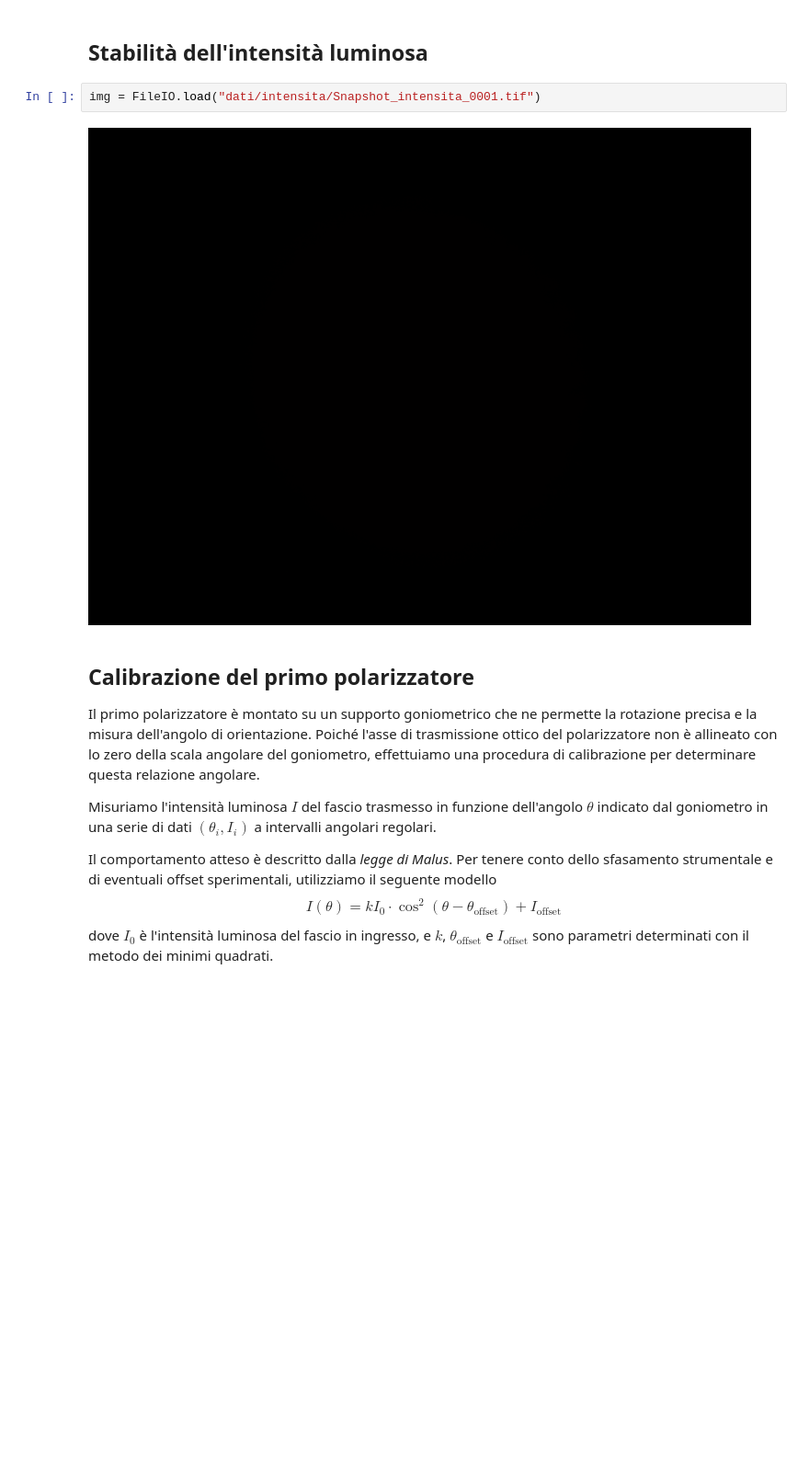
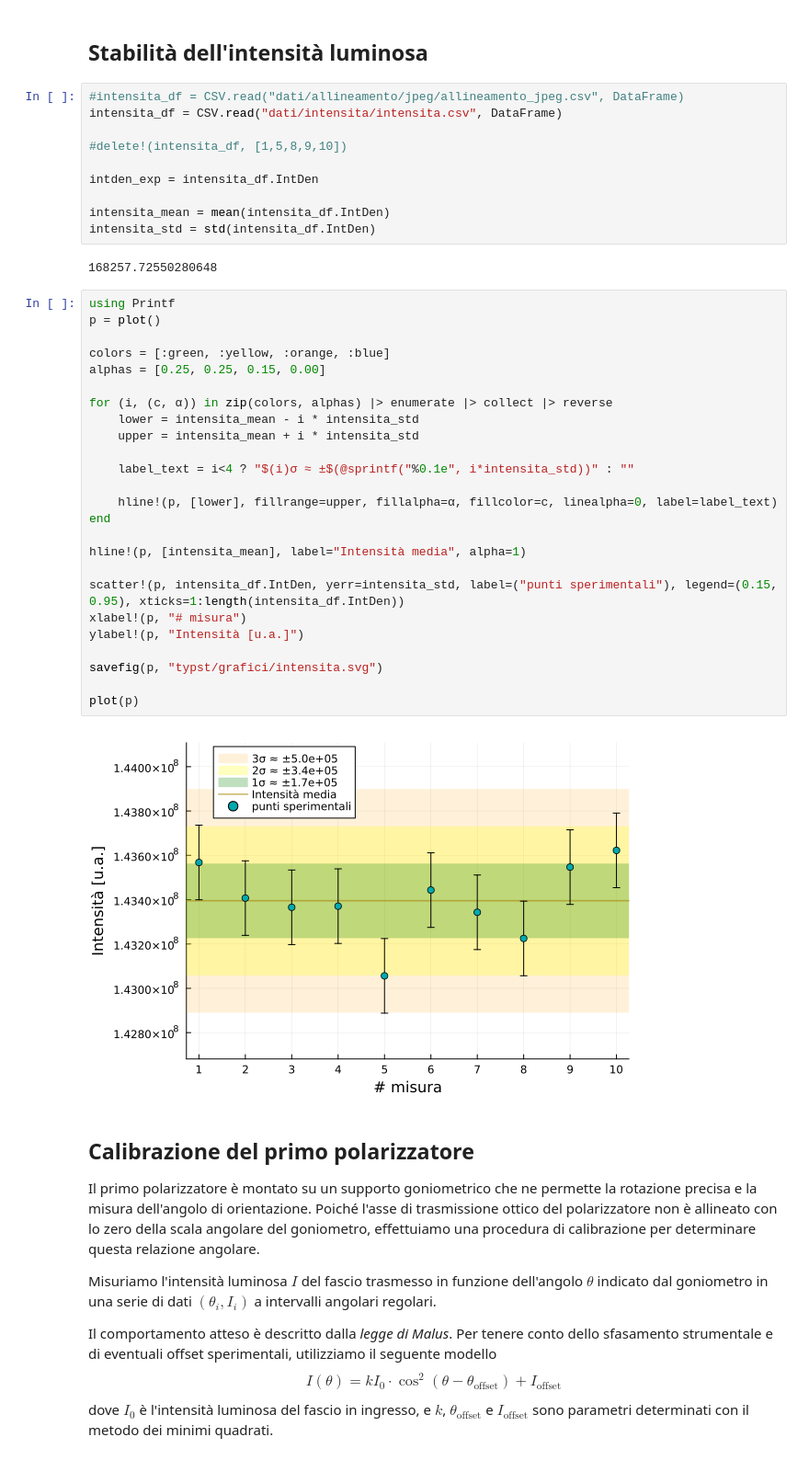
Before and after one commit to marcovianello5/es2_diffrazione, a Jupyter notebook: analisi.ipynb, the cells around one changed output. Shown at 92% size. Cells and saved outputs as stored; diff of their text form; blank space fills up the shorter version.

```diff
--- a/analisi.ipynb
+++ b/analisi.ipynb
@@ -9,9 +12,44 @@ using FileIO
 # %% [markdown]
 ## Stabilità dell'intensità luminosa
 # %%
-img = FileIO.load("dati/intensita/Snapshot_intensita_0001.tif")
+#intensita_df = CSV.read("dati/allineamento/jpeg/allineamento_jpeg.csv", DataFrame)
+intensita_df = CSV.read("dati/intensita/intensita.csv", DataFrame)
+
+#delete!(intensita_df, [1,5,8,9,10])
+
+intden_exp = intensita_df.IntDen
+
+intensita_mean = mean(intensita_df.IntDen)
+intensita_std = std(intensita_df.IntDen)
 # %% [output]
-[figure, removed]
+168257.72550280648
+# %%
+using Printf
+p = plot()
+
+colors = [:green, :yellow, :orange, :blue]
+alphas = [0.25, 0.25, 0.15, 0.00]
+
+for (i, (c, α)) in zip(colors, alphas) |> enumerate |> collect |> reverse
+    lower = intensita_mean - i * intensita_std
+    upper = intensita_mean + i * intensita_std
+
+    label_text = i<4 ? "$(i)σ ≈ ±$(@sprintf("%0.1e", i*intensita_std))" : ""
+
+    hline!(p, [lower], fillrange=upper, fillalpha=α, fillcolor=c, linealpha=0, label=label_text)
+end
+
+hline!(p, [intensita_mean], label="Intensità media", alpha=1)
+
+scatter!(p, intensita_df.IntDen, yerr=intensita_std, label=("punti sperimentali"), legend=(0.15, 0.95), xticks=1:length(intensita_df.IntDen))
+xlabel!(p, "# misura")
+ylabel!(p, "Intensità [u.a.]")
+
+savefig(p, "typst/grafici/intensita.svg")
+
+plot(p)
+# %% [output]
+[figure, added]
 # %% [markdown]
 ## Calibrazione del primo polarizzatore
 
```
Also changed, not shown: parts of 12 cells of this notebook, 20 other files.
